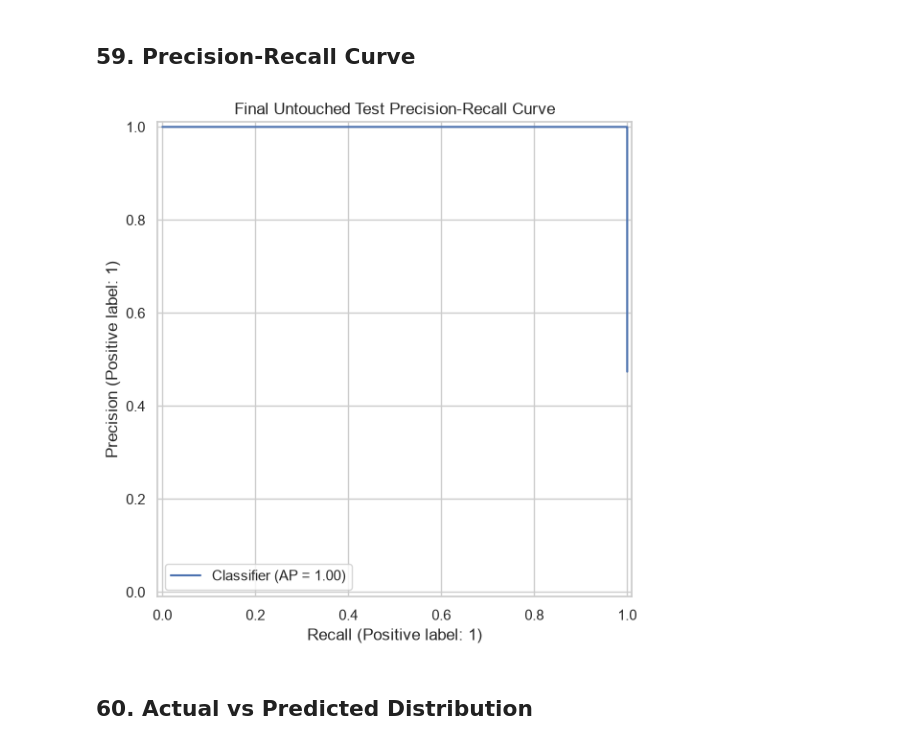
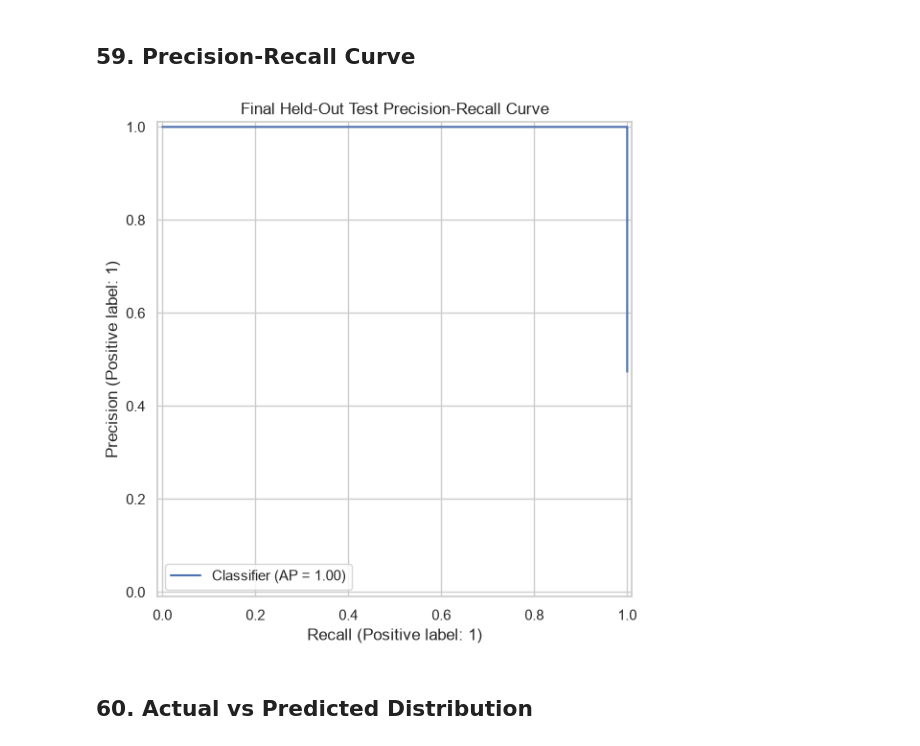
Before and after one commit to Pritishtalwar/Customer-Churn-Prediction-Advanced, a Jupyter notebook: notebooks/churn_analysis.ipynb, the cells around one changed output. Cells and saved outputs as stored; diff of their text form; code cells hidden in the pictures.

```diff
--- a/notebooks/churn_analysis.ipynb
+++ b/notebooks/churn_analysis.ipynb
@@ -844,11 +860,11 @@ plt.show()
 # %%
 fig, ax = plt.subplots(figsize=(7, 6))
 PrecisionRecallDisplay.from_predictions(y_test, probability, ax=ax)
-ax.set_title("Final Untouched Test Precision-Recall Curve")
+ax.set_title("Final Held-Out Test Precision-Recall Curve")
 plt.tight_layout()
 plt.show()
 # %% [output]
-[figure, old version]
+[figure, new version]
 # %% [markdown]
 ## 60. Actual vs Predicted Distribution
 # %%
```
Also changed, not shown: parts of 20 cells of this notebook, 10 other files.
